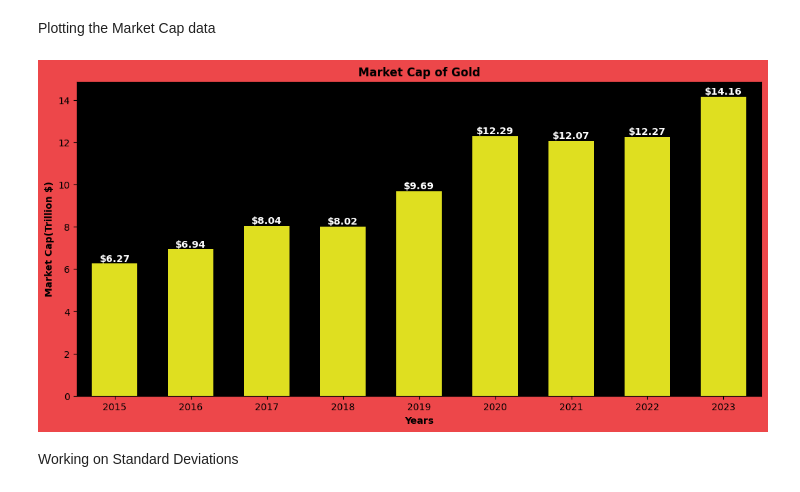
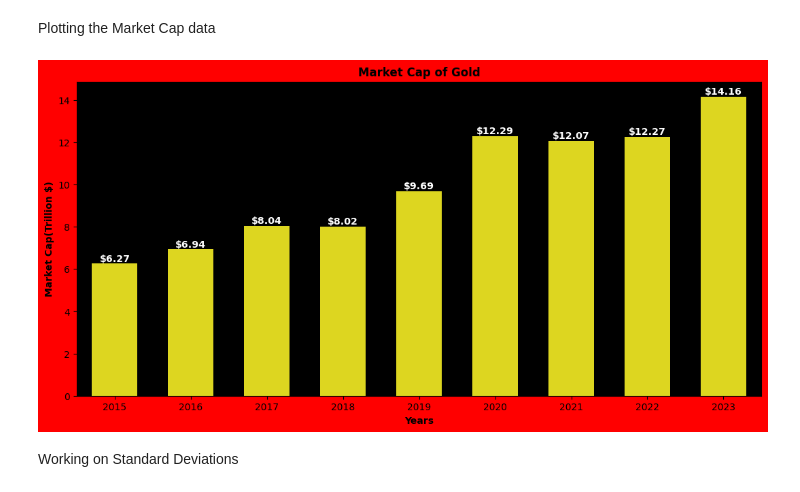
Before and after one commit to akash0214/Gold_Analysis, a Jupyter notebook: gold_eda.ipynb, the cells around one changed output. Cells and saved outputs as stored; diff of their text form; code cells hidden in the pictures.

Commit message:
Colors edited

```diff
--- a/gold_eda.ipynb
+++ b/gold_eda.ipynb
@@ -213,18 +213,18 @@ market_cap_df.head()
 # %% [markdown]
 Plotting the Market Cap data
 # %%
-plt.figure(figsize=(13,6), facecolor='#ED474A')
+plt.figure(figsize=(13,6), facecolor='red')
 plt.axes().set_facecolor('#000000')
 sns.set_palette('bright')
-barplot = sns.barplot(data=market_cap_df, x='Year', y='Market Cap', color='yellow', width=0.6)
+barplot = sns.barplot(data=market_cap_df, x='Year', y='Market Cap', color='#FCF300', width=0.6)
 for container in barplot.containers:
     barplot.bar_label(container, fmt='$%.2f', fontweight='bold', fontsize=10.2, color='#ffffff')
 plt.title('Market Cap of Gold', fontweight='bold', fontsize=12)
 plt.xlabel('Years', fontweight = 'bold')
 plt.ylabel('Market Cap(Trillion $)', fontweight = 'bold')
 plt.show()
 # %% [output]
-[figure, old version]
+[figure, new version]
 # %% [markdown]
 Working on Standard Deviations
 # %%
```
Also changed, not shown: parts of 1 cell of this notebook.
